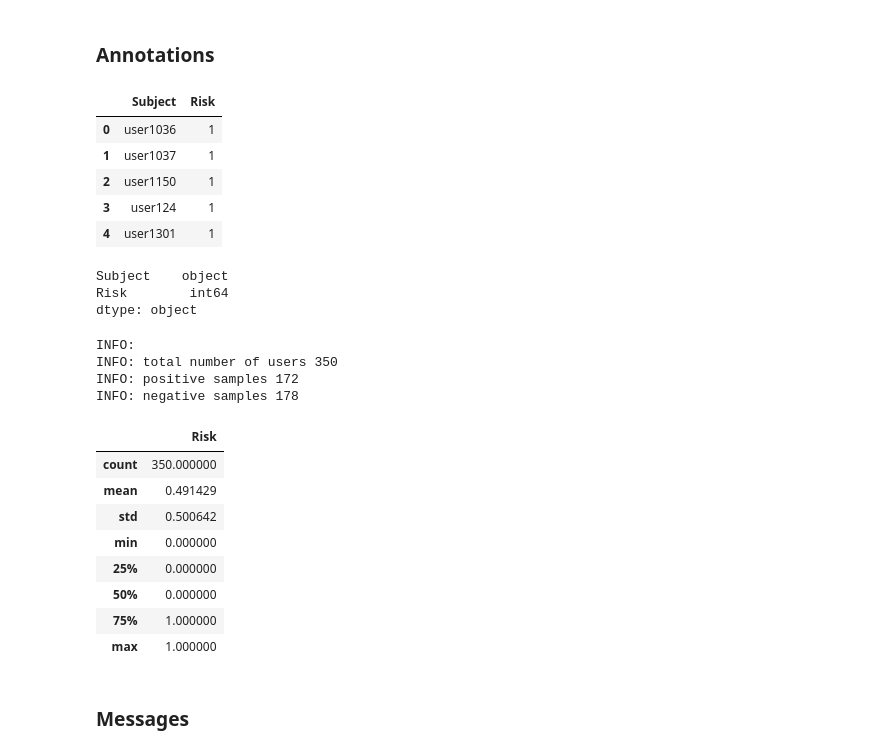
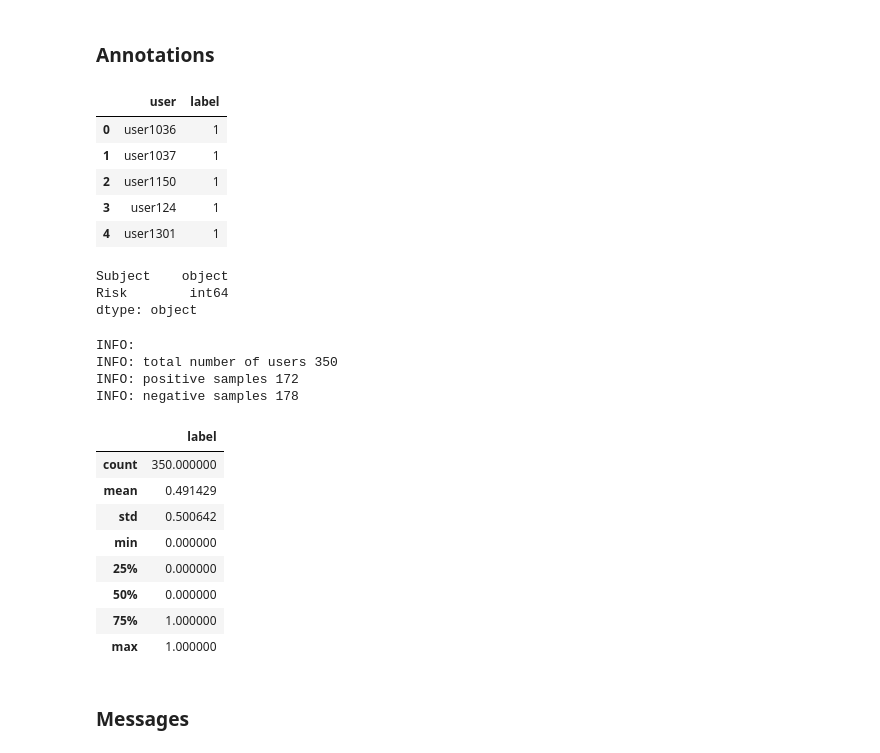
Before and after one commit to MaximoRdz/NLP-MENTALRISK-IBERLEF-2025, a Jupyter notebook: DatasetDescription.ipynb, the cells around one changed output. Cells and saved outputs as stored; diff of their text form; code cells hidden in the pictures.

```diff
--- a/DatasetDescription.ipynb
+++ b/DatasetDescription.ipynb
@@ -18,10 +20,13 @@ data_path = Path("data/")
 # %%
 annotation_path = data_path / "task1" / "train" / "gold_task1.txt"
 df = pd.read_csv(annotation_path)
 annotation_users = df.Subject.values
 df.head()
+
+labels_df = df.rename(columns={"Subject": "user", "Risk": "label"})
+labels_df.head()
 # %% [output]
-|  | Subject | Risk |
+|  | user | label |
 | 0 | user1036 | 1 |
 | 1 | user1037 | 1 |
 | 2 | user1150 | 1 |
@@ -35,16 +40,16 @@ Risk        int64
 dtype: object
 # %%
 print("INFO:")
-print(f"INFO: total number of users {len(df)}")
-print(f"INFO: positive samples {df.Risk.sum()}")
-print(f"INFO: negative samples {len(df) - df.Risk.sum()}")
-df.describe()
+print(f"INFO: total number of users {len(labels_df)}")
+print(f"INFO: positive samples {labels_df.label.sum()}")
+print(f"INFO: negative samples {len(labels_df) - labels_df.label.sum()}")
+labels_df.describe()
 # %% [output]
 INFO:
 INFO: total number of users 350
 INFO: positive samples 172
 INFO: negative samples 178
-|  | Risk |
+|  | label |
 | count | 350.000000 |
 | mean | 0.491429 |
 | std | 0.500642 |
```
Also changed, not shown: parts of 28 cells of this notebook, 1 other file.
